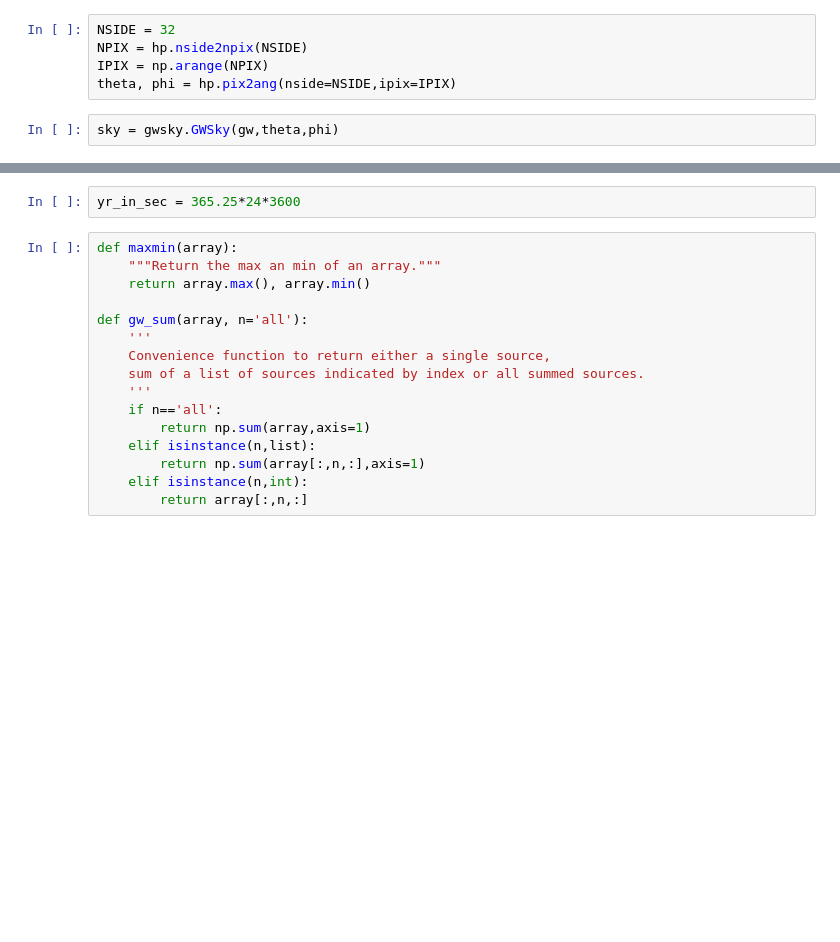
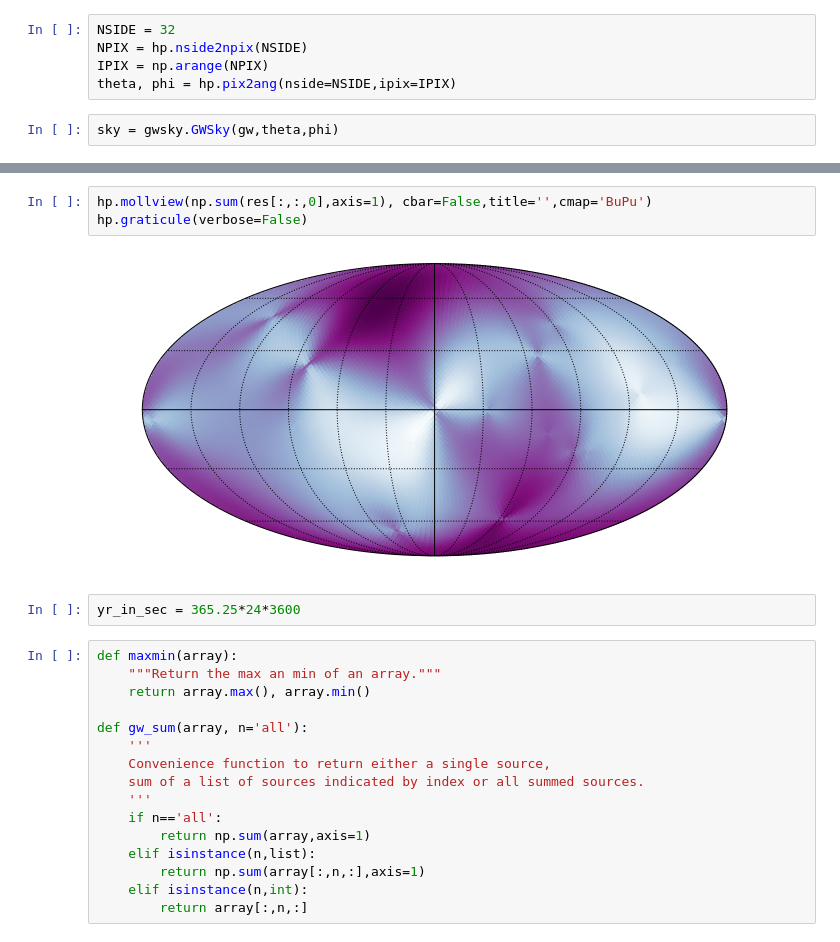
Before and after one commit to Hazboun6/gw_sky, a Jupyter notebook: _static/notebooks/pta_smbbh.ipynb, the cells around one changed output, grey strips where cells are left out. Drawn from its saved outputs; the diff is of its cells as text; blank space fills up the shorter version.

```diff
--- a/_static/notebooks/pta_smbbh.ipynb
+++ b/_static/notebooks/pta_smbbh.ipynb
@@ -40,3 +49,8 @@ res = sky.residuals(t)
+# %%
+hp.mollview(np.sum(res[:,:,0],axis=1), cbar=False,title='',cmap='BuPu')
+hp.graticule(verbose=False)
+# %% [output]
+[figure, added]
 # %%
 yr_in_sec = 365.25*24*3600
 # %%
```
Also changed, not shown: parts of 7 cells of this notebook.
